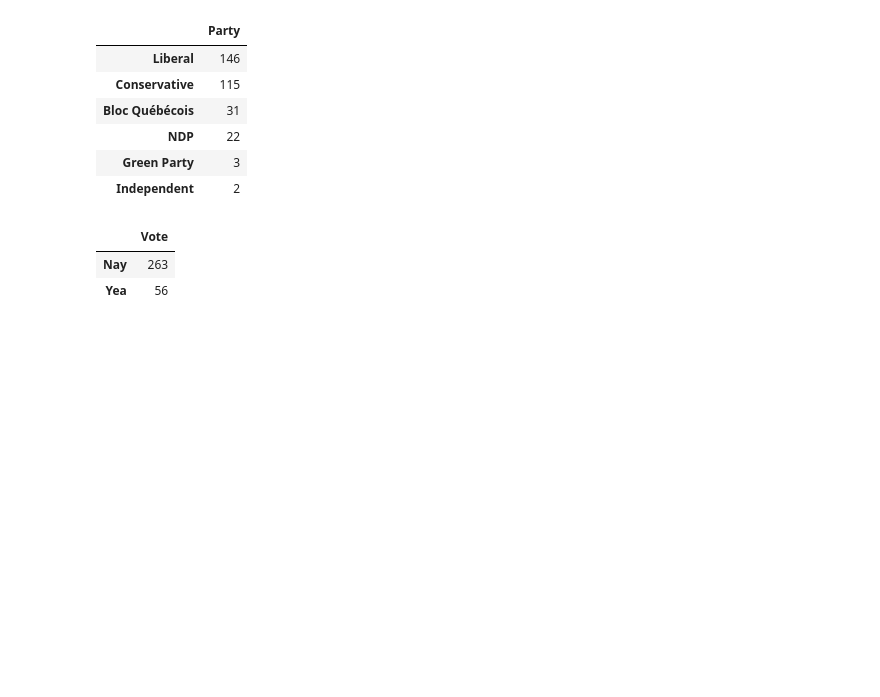
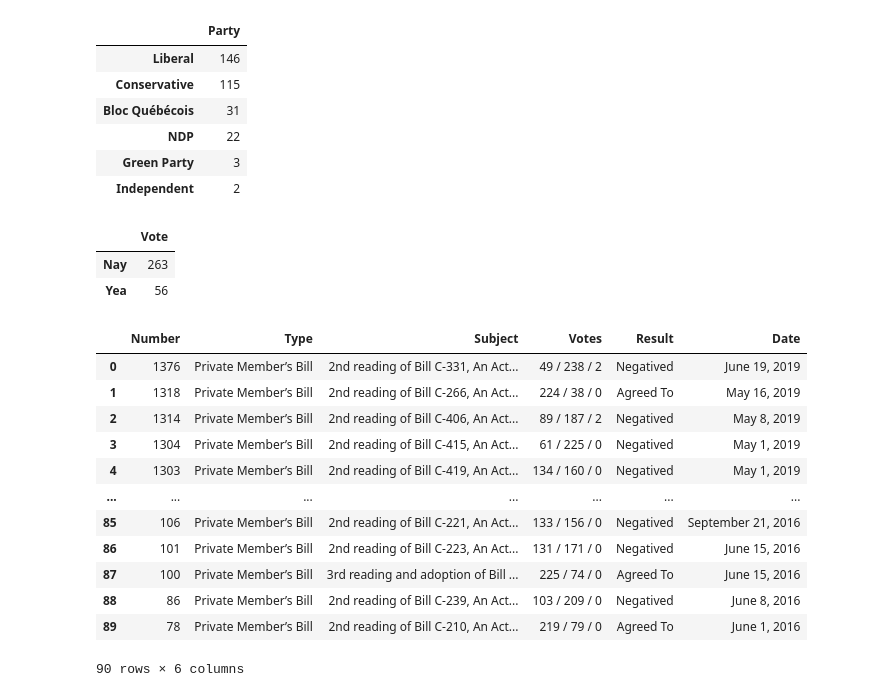
Before and after one commit to Melo-Professional/Data-Analysis---Canadian-Parliament, a Jupyter notebook: ex_cpv_da_005.1.ipynb, the cells around one changed output. Saved outputs shown, nothing was run; the diff lists cells and outputs as text; code cells hidden in the pictures; blank space fills up the shorter version.

```diff
--- a/ex_cpv_da_005.1.ipynb
+++ b/ex_cpv_da_005.1.ipynb
@@ -53,0 +80,24 @@ df['Vote'].value_counts().to_frame()
+# %%
+dfs_vote_list = pd.read_html('https://www.ourcommons.ca/Members/en/votes?parlSession=42-1&billDocumentTypeId=4',header=0)
+# %%
+vote_list = dfs_vote_list[1]
+# %%
+vote_list.columns = ['Number','Type','Subject','Votes','Result','Date']
+vote_list['Number'] = vote_list['Number'].str.extract('(\d+)', expand=False)
+base_url = "https://www.ourcommons.ca/Members/en/votes/42/1/"
+# %%
+vote_list
+# %% [output]
+|  | Number | Type | Subject | Votes | Result | Date |
+| 0 | 1376 | Private Member’s Bill | 2nd reading of Bill C-331, An Act... | 49 / 238 / 2 | Negatived | June 19, 2019 |
+| 1 | 1318 | Private Member’s Bill | 2nd reading of Bill C-266, An Act... | 224 / 38 / 0 | Agreed To | May 16, 2019 |
+| 2 | 1314 | Private Member’s Bill | 2nd reading of Bill C-406, An Act... | 89 / 187 / 2 | Negatived | May 8, 2019 |
+| 3 | 1304 | Private Member’s Bill | 2nd reading of Bill C-415, An Act... | 61 / 225 / 0 | Negatived | May 1, 2019 |
+| 4 | 1303 | Private Member’s Bill | 2nd reading of Bill C-419, An Act... | 134 / 160 / 0 | Negatived | May 1, 2019 |
+| ... | ... | ... | ... | ... | ... | ... |
+| 85 | 106 | Private Member’s Bill | 2nd reading of Bill C-221, An Act... | 133 / 156 / 0 | Negatived | September 21, 2016 |
+| 86 | 101 | Private Member’s Bill | 2nd reading of Bill C-223, An Act... | 131 / 171 / 0 | Negatived | June 15, 2016 |
+| 87 | 100 | Private Member’s Bill | 3rd reading and adoption of Bill ... | 225 / 74 / 0 | Agreed To | June 15, 2016 |
+| 88 | 86 | Private Member’s Bill | 2nd reading of Bill C-239, An Act... | 103 / 209 / 0 | Negatived | June 8, 2016 |
+| 89 | 78 | Private Member’s Bill | 2nd reading of Bill C-210, An Act... | 219 / 79 / 0 | Agreed To | June 1, 2016 |
+90 rows × 6 columns
```
Also changed, not shown: parts of 15 cells of this notebook.
